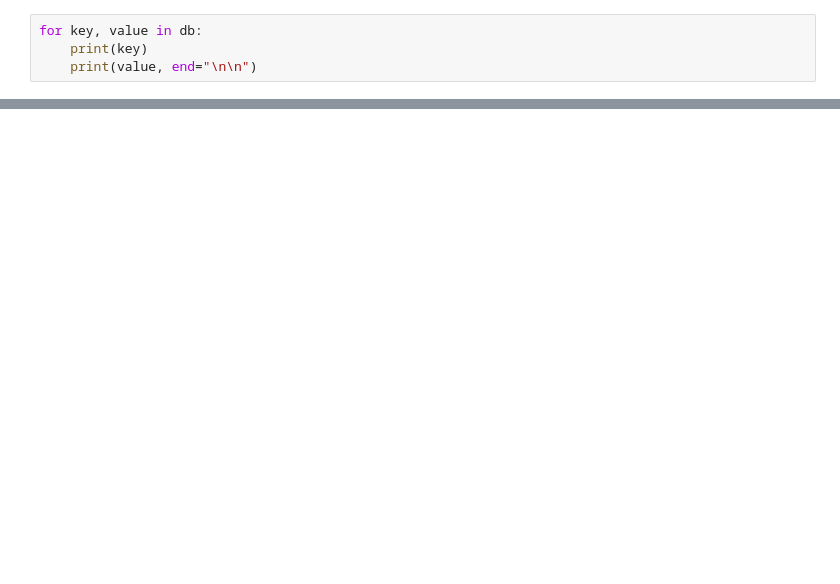
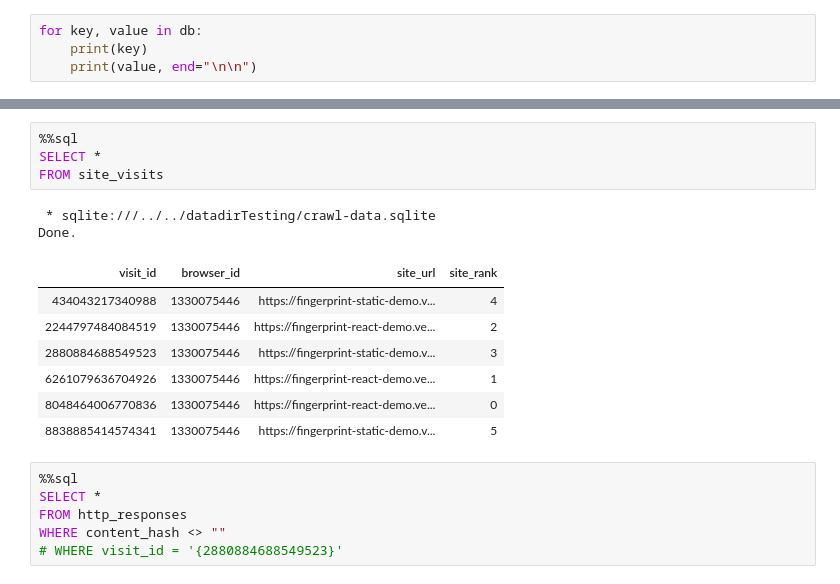
Before and after one commit to tim-stephenson/OpenWPM-Data-Analytics, a Jupyter notebook: main/notebook.ipynb, the cells around one changed output, grey strips where cells are left out. Drawn from its saved outputs; the diff is of its cells as text; blank space fills up the shorter version.

```diff
--- a/main/notebook.ipynb
+++ b/main/notebook.ipynb
@@ -36,0 +65,20 @@ print( json.dumps( results, indent= 4 ) )
+# %%
+%%sql
+SELECT *
+FROM site_visits
+# %% [output]
+ * sqlite:///../../datadirTesting/crawl-data.sqlite
+Done.
+| visit_id | browser_id | site_url | site_rank |
+| 434043217340988 | 1330075446 | https://fingerprint-static-demo.v... | 4 |
+| 2244797484084519 | 1330075446 | https://fingerprint-react-demo.ve... | 2 |
+| 2880884688549523 | 1330075446 | https://fingerprint-static-demo.v... | 3 |
+| 6261079636704926 | 1330075446 | https://fingerprint-react-demo.ve... | 1 |
+| 8048464006770836 | 1330075446 | https://fingerprint-react-demo.ve... | 0 |
+| 8838885414574341 | 1330075446 | https://fingerprint-static-demo.v... | 5 |
+# %%
+%%sql
+SELECT *
+FROM http_responses
+WHERE content_hash <> ""
+# WHERE visit_id = '{2880884688549523}'
```
Also changed, not shown: parts of 6 cells of this notebook, 3 other files.
